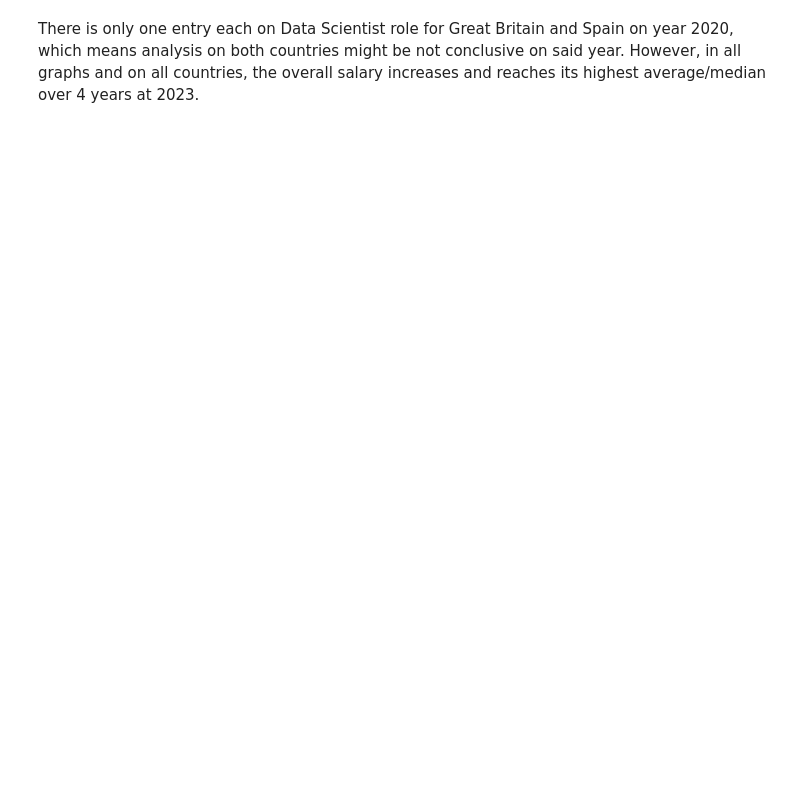
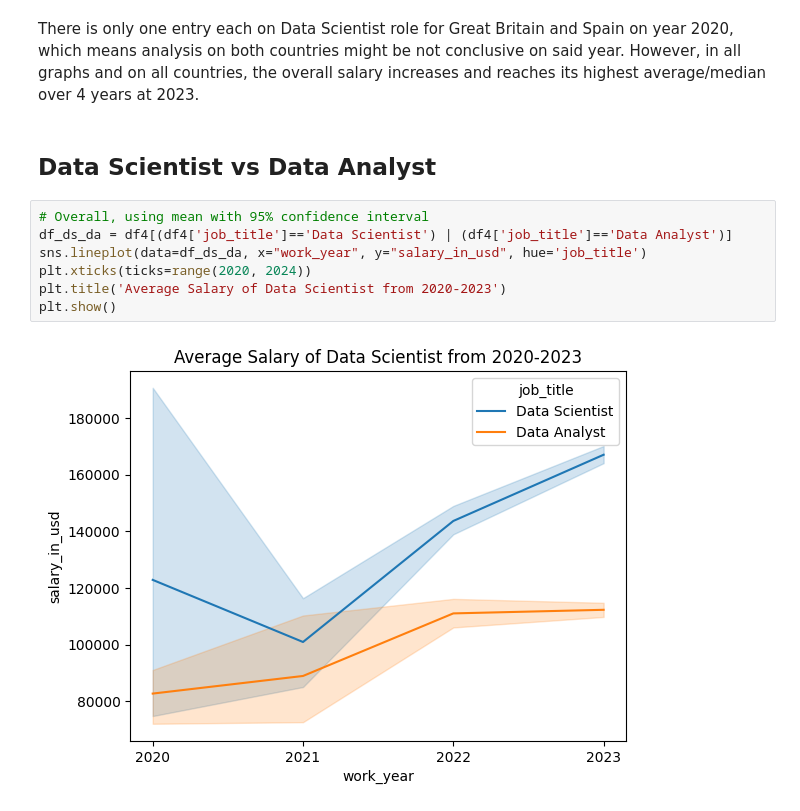
Before and after one commit to mezkymy/global-salaries, a Jupyter notebook: global-salaries.ipynb, the cells around one changed output. Saved outputs shown, nothing was run; the diff lists cells and outputs as text; blank space fills up the shorter version.

Commit message:
added data scientist vs analyst comparison per year

```diff
--- a/global-salaries.ipynb
+++ b/global-salaries.ipynb
@@ -588,3 +588,14 @@ df4[(df4['job_title']=='Data Scientist') & (df4['company_location']=='ES') & (df
 | 8778 | 2020 | MI | FT | Data Scientist | 34000 | EUR | 38776 | ... |
 # %% [markdown]
 There is only one entry each on Data Scientist role for Great Britain and Spain on year 2020, which means analysis on both countries might be not conclusive on said year. However, in all graphs and on all countries, the overall salary increases and reaches its highest average/median over 4 years at 2023.
+# %% [markdown]
+## Data Scientist vs Data Analyst
+# %%
+# Overall, using mean with 95% confidence interval
+df_ds_da = df4[(df4['job_title']=='Data Scientist') | (df4['job_title']=='Data Analyst')]
+sns.lineplot(data=df_ds_da, x="work_year", y="salary_in_usd", hue='job_title')
+plt.xticks(ticks=range(2020, 2024))
+plt.title('Average Salary of Data Scientist from 2020-2023')
+plt.show()
+# %% [output]
+[figure, added]
```
Also changed, not shown: parts of 4 cells of this notebook.
